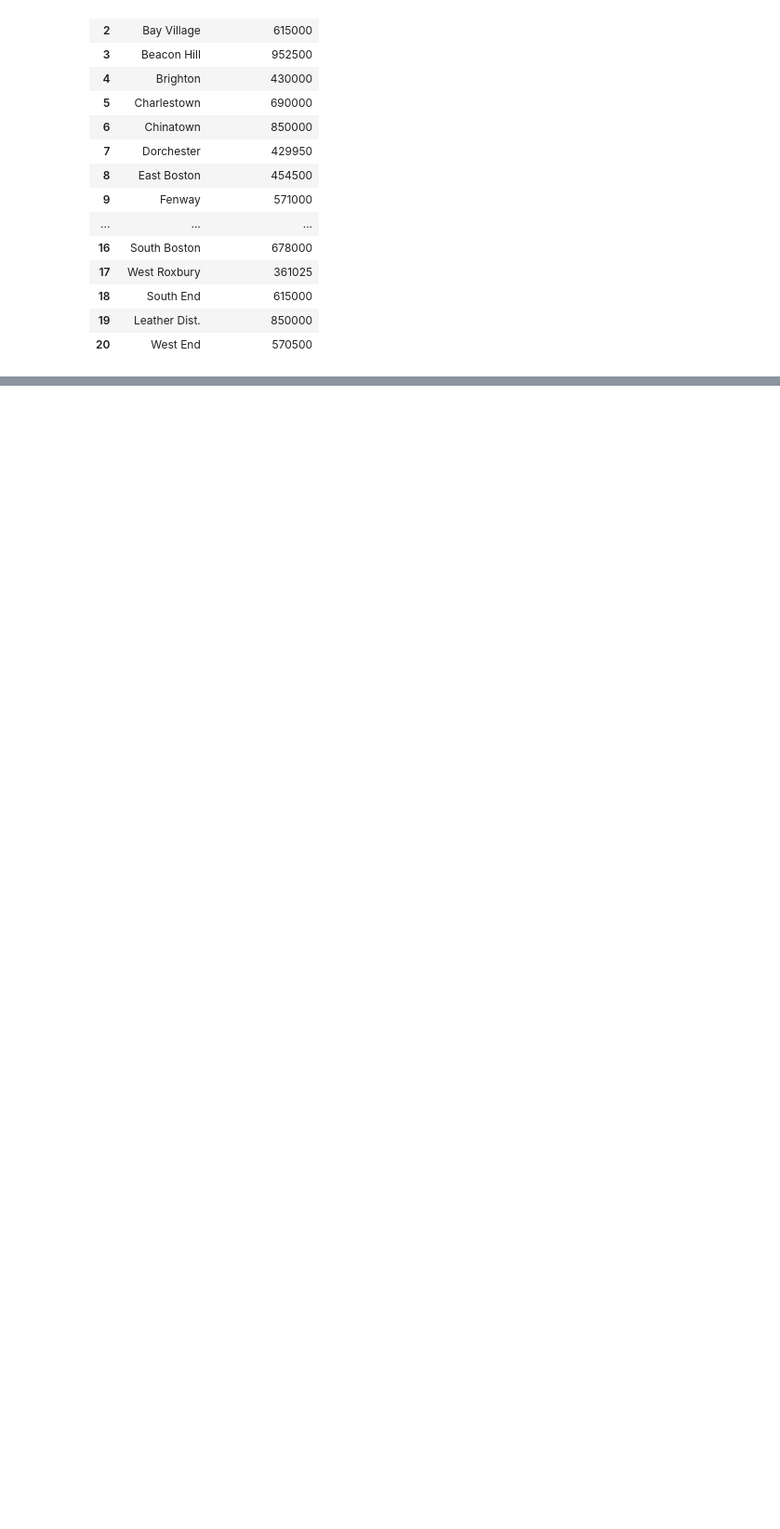
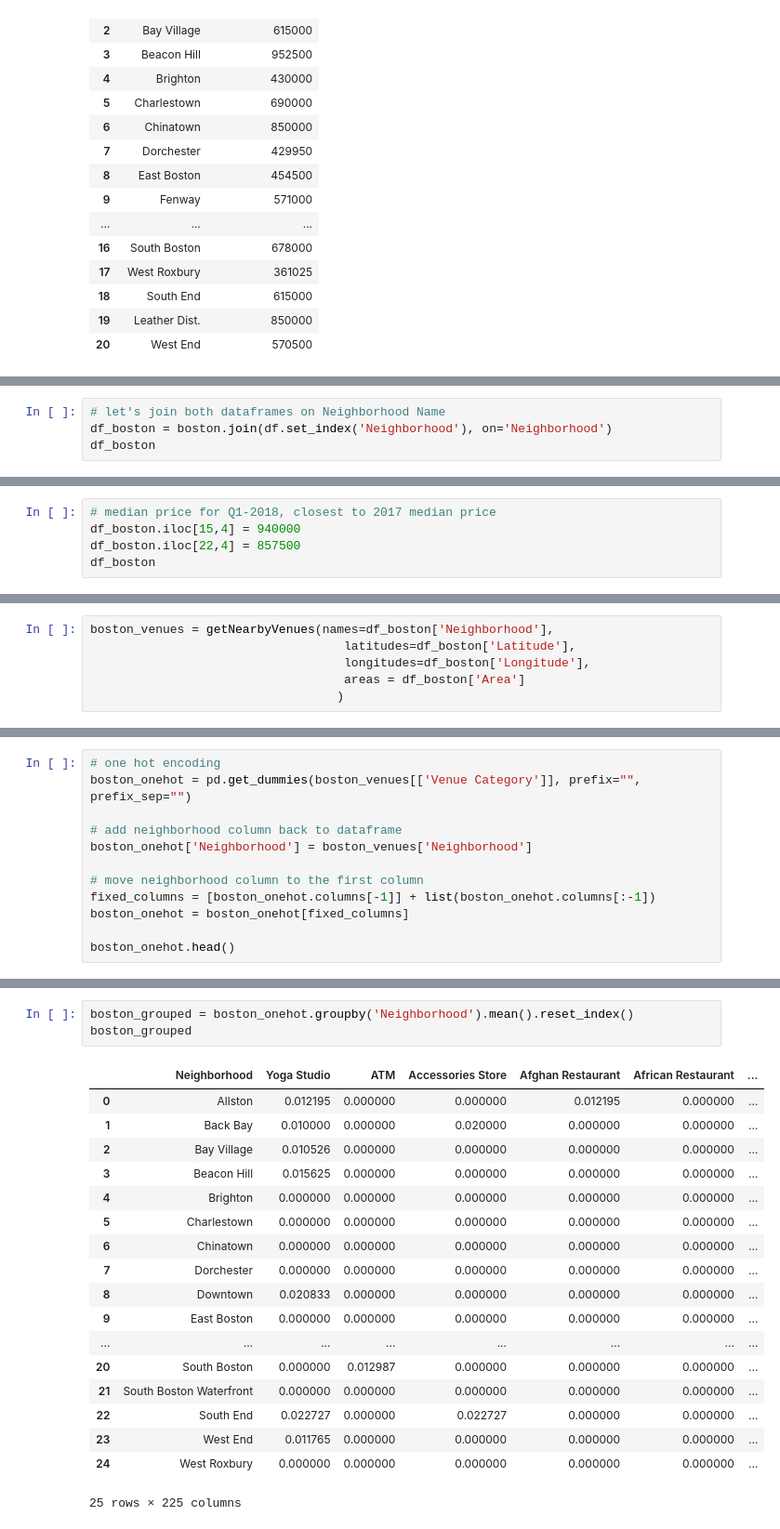
Before and after one commit to nromanenko/Coursera_Capstone, a Jupyter notebook: Capstone_Notebook.ipynb, the cells around one changed output, grey strips where cells are left out. Shown at 93% size. Drawn from its saved outputs; the diff is of its cells as text; blank space fills up the shorter version.

```diff
--- a/Capstone_Notebook.ipynb
+++ b/Capstone_Notebook.ipynb
@@ -177,0 +286,4 @@ boston_map
+# %%
+# let's join both dataframes on Neighborhood Name
+df_boston = boston.join(df.set_index('Neighborhood'), on='Neighborhood')
+df_boston
@@ -177,0 +310,5 @@ boston_map
+# %%
+# median price for Q1-2018, closest to 2017 median price
+df_boston.iloc[15,4] = 940000
+df_boston.iloc[22,4] = 857500
+df_boston
@@ -177,0 +412,6 @@ boston_map
+# %%
+boston_venues = getNearbyVenues(names=df_boston['Neighborhood'],
+                                   latitudes=df_boston['Latitude'],
+                                   longitudes=df_boston['Longitude'],
+                                   areas = df_boston['Area']
+                                  )
@@ -177,0 +499,12 @@ boston_map
+# %%
+# one hot encoding
+boston_onehot = pd.get_dummies(boston_venues[['Venue Category']], prefix="", prefix_sep="")
+
+# add neighborhood column back to dataframe
+boston_onehot['Neighborhood'] = boston_venues['Neighborhood']
+
+# move neighborhood column to the first column
+fixed_columns = [boston_onehot.columns[-1]] + list(boston_onehot.columns[:-1])
+boston_onehot = boston_onehot[fixed_columns]
+
+boston_onehot.head()
@@ -177,0 +526,22 @@ boston_map
+# %%
+boston_grouped = boston_onehot.groupby('Neighborhood').mean().reset_index()
+boston_grouped
+# %% [output]
+|  | Neighborhood | Yoga Studio | ATM | Accessories Store | Afghan Restaurant | African Restaurant | ... |
+| 0 | Allston | 0.012195 | 0.000000 | 0.000000 | 0.012195 | 0.000000 | ... |
+| 1 | Back Bay | 0.010000 | 0.000000 | 0.020000 | 0.000000 | 0.000000 | ... |
+| 2 | Bay Village | 0.010526 | 0.000000 | 0.000000 | 0.000000 | 0.000000 | ... |
+| 3 | Beacon Hill | 0.015625 | 0.000000 | 0.000000 | 0.000000 | 0.000000 | ... |
+| 4 | Brighton | 0.000000 | 0.000000 | 0.000000 | 0.000000 | 0.000000 | ... |
+| 5 | Charlestown | 0.000000 | 0.000000 | 0.000000 | 0.000000 | 0.000000 | ... |
+| 6 | Chinatown | 0.000000 | 0.000000 | 0.000000 | 0.000000 | 0.000000 | ... |
+| 7 | Dorchester | 0.000000 | 0.000000 | 0.000000 | 0.000000 | 0.000000 | ... |
+| 8 | Downtown | 0.020833 | 0.000000 | 0.000000 | 0.000000 | 0.000000 | ... |
+| 9 | East Boston | 0.000000 | 0.000000 | 0.000000 | 0.000000 | 0.000000 | ... |
+| ... | ... | ... | ... | ... | ... | ... | ... |
+| 20 | South Boston | 0.000000 | 0.012987 | 0.000000 | 0.000000 | 0.000000 | ... |
+| 21 | South Boston Waterfront | 0.000000 | 0.000000 | 0.000000 | 0.000000 | 0.000000 | ... |
+| 22 | South End | 0.022727 | 0.000000 | 0.022727 | 0.000000 | 0.000000 | ... |
+| 23 | West End | 0.011765 | 0.000000 | 0.000000 | 0.000000 | 0.000000 | ... |
+| 24 | West Roxbury | 0.000000 | 0.000000 | 0.000000 | 0.000000 | 0.000000 | ... |
+25 rows × 225 columns
```
Also changed, not shown: parts of 81 cells of this notebook, 5 other files.
